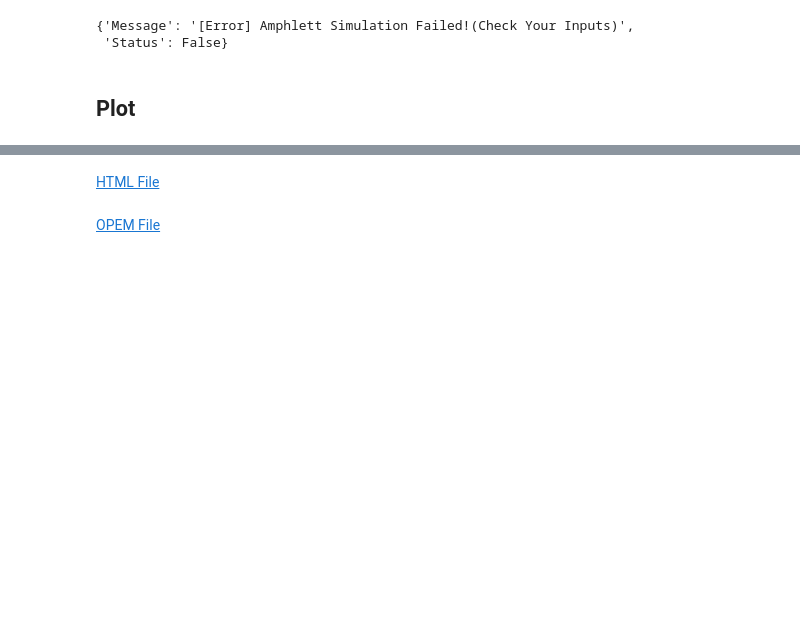
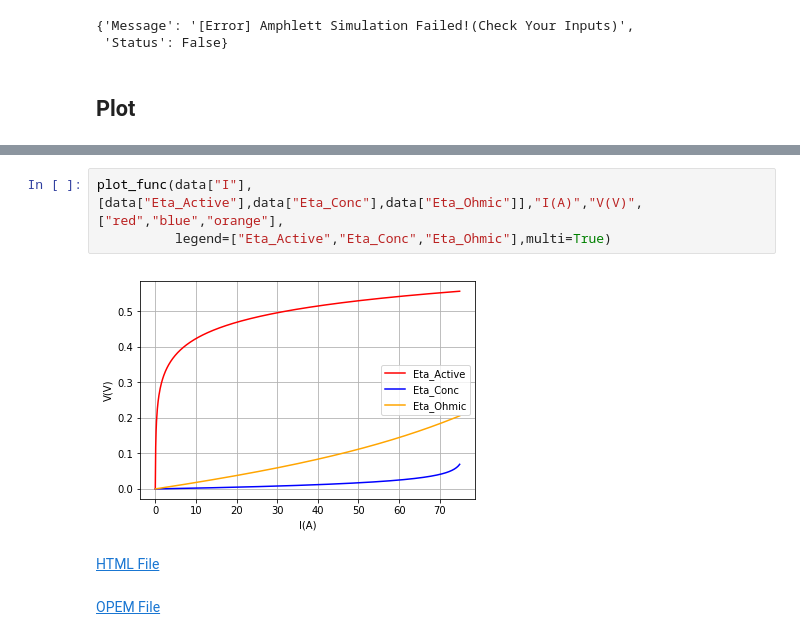
Before and after one commit to ECSIM/opem, a Jupyter notebook: Documents/Amphlett.ipynb, the cells around one changed output, grey strips where cells are left out. Drawn from its saved outputs; the diff is of its cells as text; blank space fills up the shorter version.

```diff
--- a/Documents/Amphlett.ipynb
+++ b/Documents/Amphlett.ipynb
@@ -363,3 +369,8 @@ plot_func(data["I"],data["EFF"],"I(A)","Efficiency","gray")
+# %%
+plot_func(data["I"],[data["Eta_Active"],data["Eta_Conc"],data["Eta_Ohmic"]],"I(A)","V(V)",["red","blue","orange"],
+          legend=["Eta_Active","Eta_Conc","Eta_Ohmic"],multi=True)
+# %% [output]
+[figure, added]
 # %% [markdown]
 <a href="Amphlett/Amphlett_Test.html">HTML File</a>
 # %% [markdown]
```
Also changed, not shown: parts of 6 cells of this notebook, 1 other file.
